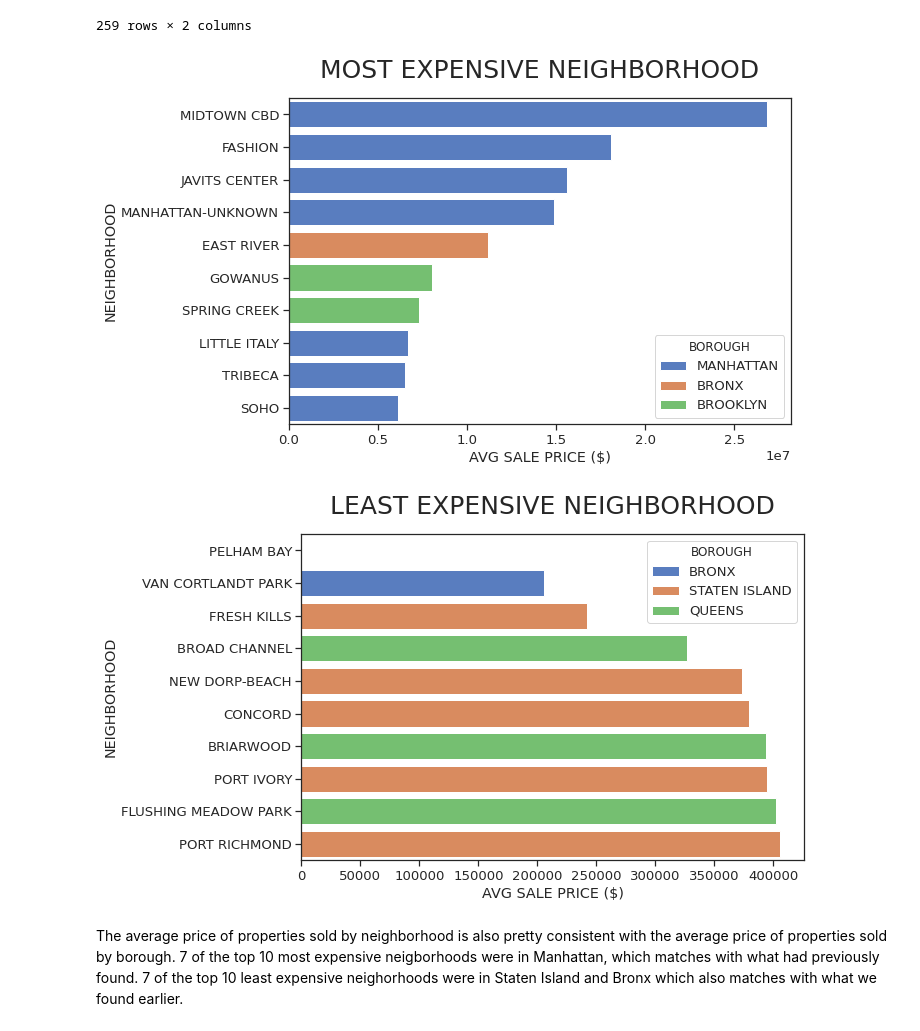
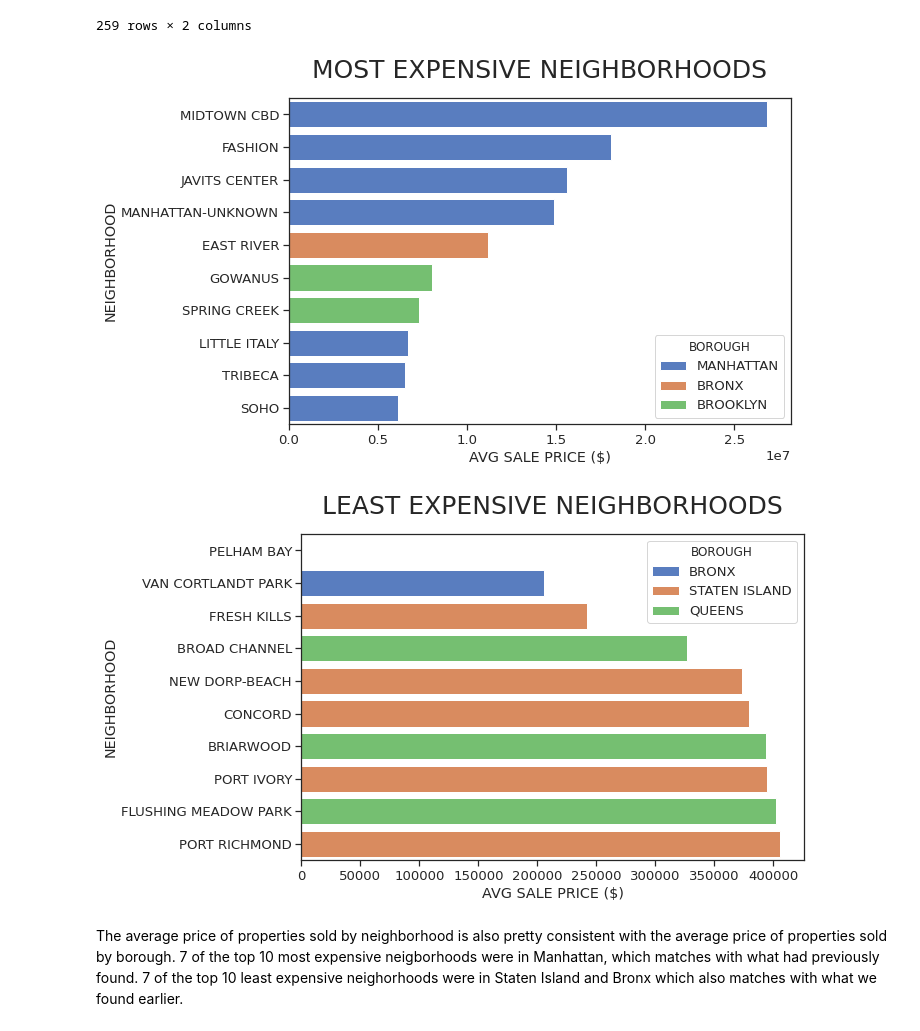
Before and after one commit to qlin1996/NYC_Property_Sales, a Jupyter notebook: NYC_Property_Sales.ipynb, the cells around one changed output. Drawn from its saved outputs; the diff is of its cells as text; code cells hidden in the pictures.

```diff
--- a/NYC_Property_Sales.ipynb
+++ b/NYC_Property_Sales.ipynb
@@ -485,25 +485,25 @@ pair_up = nyc_property_sales.drop_duplicates('NEIGHBORHOOD').set_index('NEIGHBOR
 mean_price_by_neighborhood['BOROUGH'] = mean_price_by_neighborhood['NEIGHBORHOOD'].map(pair_up)
 
 sns.barplot(x='SALE PRICE', y='NEIGHBORHOOD', hue='BOROUGH', data=mean_price_by_neighborhood.head(10), dodge=False)
-plt.title('MOST EXPENSIVE NEIGHBORHOOD', fontsize=25, pad=20)
+plt.title('MOST EXPENSIVE NEIGHBORHOODS', fontsize=25, pad=20)
 plt.xlabel('AVG SALE PRICE ($)')
 plt.show()
 # %% [output]
-[figure, old version]
+[figure, new version]
 # %%
 # Sale price of bottom 10 neighborhoods
 mean_price_by_neighborhood = nyc_property_sales.groupby('NEIGHBORHOOD')['SALE PRICE'].mean()
 mean_price_by_neighborhood = mean_price_by_neighborhood.reset_index()
 mean_price_by_neighborhood.sort_values(by='SALE PRICE', ascending=True, inplace=True)
 pair_up = nyc_property_sales.drop_duplicates('NEIGHBORHOOD').set_index('NEIGHBORHOOD')['BOROUGH']
 mean_price_by_neighborhood['BOROUGH'] = mean_price_by_neighborhood['NEIGHBORHOOD'].map(pair_up)
 
 sns.barplot(x='SALE PRICE', y='NEIGHBORHOOD', hue='BOROUGH', data=mean_price_by_neighborhood.head(10), dodge=False)
-plt.title('LEAST EXPENSIVE NEIGHBORHOOD', fontsize=25, pad=20)
+plt.title('LEAST EXPENSIVE NEIGHBORHOODS', fontsize=25, pad=20)
 plt.xlabel('AVG SALE PRICE ($)')
 plt.show()
 # %% [output]
-[figure, old version]
+[figure, new version]
 # %% [markdown]
 The average price of properties sold by neighborhood is also pretty consistent with the average price of properties sold by borough. 7 of the top 10 most expensive neigborhoods were in Manhattan, which matches with what had previously found. 7 of the top 10 least expensive neighorhoods were in Staten Island and Bronx which also matches with what we found earlier.
 # %% [markdown]
```
Also changed, not shown: parts of 11 cells of this notebook.
